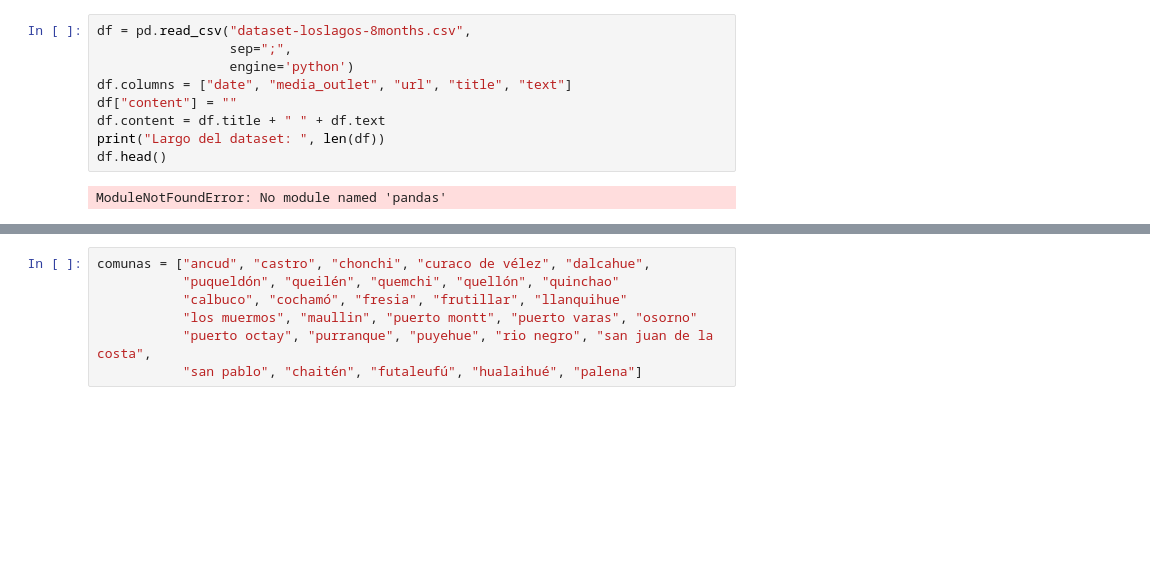
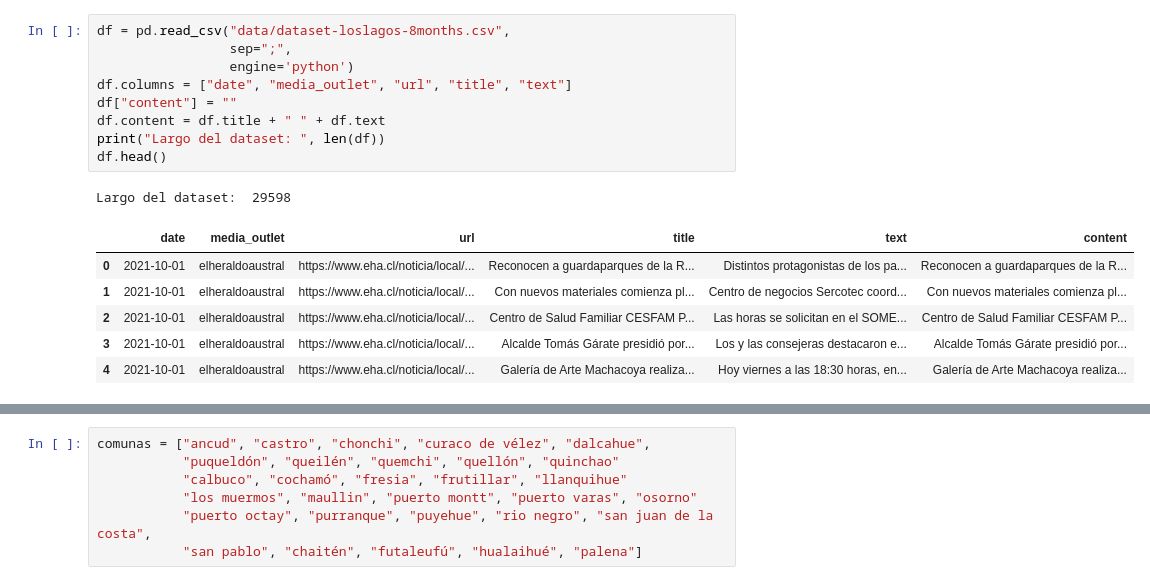
Before and after one commit to recmera/transformers-news-analysis, a Jupyter notebook: 04-ETM-LDA2Vec.ipynb, the cells around one changed output, grey strips where cells are left out. Cells and saved outputs as stored; diff of their text form; blank space fills up the shorter version.

```diff
--- a/04-ETM-LDA2Vec.ipynb
+++ b/04-ETM-LDA2Vec.ipynb
@@ -8,14 +6,20 @@ ModuleNotFoundError: No module named 'pandas'
 # %%
-df = pd.read_csv("dataset-loslagos-8months.csv",
+df = pd.read_csv("data/dataset-loslagos-8months.csv",
                  sep=";",
                  engine='python')
 df.columns = ["date", "media_outlet", "url", "title", "text"]
 df["content"] = ""
 df.content = df.title + " " + df.text
 print("Largo del dataset: ", len(df))
 df.head()
 # %% [output]
-ModuleNotFoundError: No module named 'pandas'
+Largo del dataset:  29598
+|  | date | media_outlet | url | title | text | content |
+| 0 | 2021-10-01 | elheraldoaustral | https://www.eha.cl/noticia/local/... | Reconocen a guardaparques de la R... | Distintos protagonistas de los pa... | Reconocen a guardaparques de la R... |
+| 1 | 2021-10-01 | elheraldoaustral | https://www.eha.cl/noticia/local/... | Con nuevos materiales comienza pl... | Centro de negocios Sercotec coord... | Con nuevos materiales comienza pl... |
+| 2 | 2021-10-01 | elheraldoaustral | https://www.eha.cl/noticia/local/... | Centro de Salud Familiar CESFAM P... | Las horas se solicitan en el SOME... | Centro de Salud Familiar CESFAM P... |
+| 3 | 2021-10-01 | elheraldoaustral | https://www.eha.cl/noticia/local/... | Alcalde Tomás Gárate presidió por... | Los y las consejeras destacaron e... | Alcalde Tomás Gárate presidió por... |
+| 4 | 2021-10-01 | elheraldoaustral | https://www.eha.cl/noticia/local/... | Galería de Arte Machacoya realiza... | Hoy viernes a las 18:30 horas, en... | Galería de Arte Machacoya realiza... |
 # %% [markdown]
 <img src="img/los_lagos.png" />
 
```
Also changed, not shown: parts of 21 cells of this notebook.
